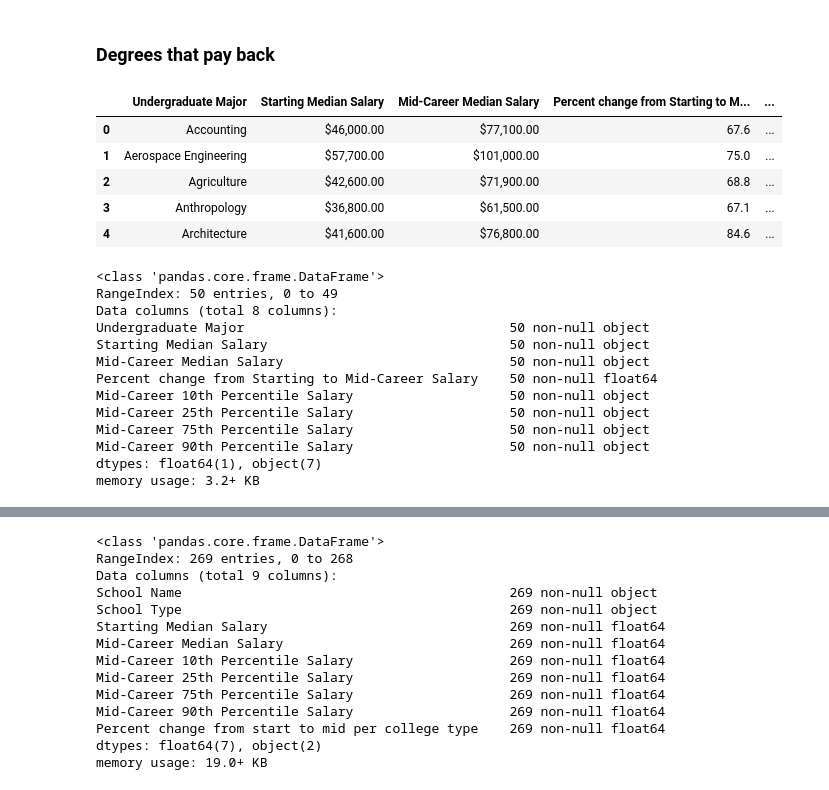
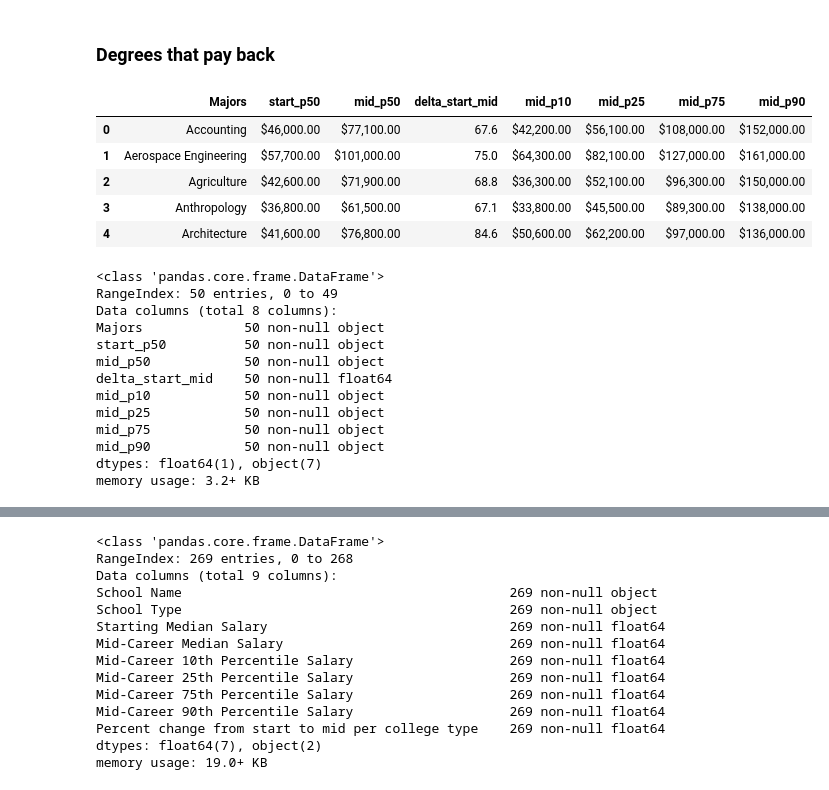
Before and after one commit to LyuboKushev/college-attendance-usa, a Jupyter notebook: Where It Pays to Attend College.ipynb, the cells around one changed output, grey strips where cells are left out. Cells and saved outputs as stored; diff of their text form; code cells hidden in the pictures.

```diff
--- a/Where It Pays to Attend College.ipynb
+++ b/Where It Pays to Attend College.ipynb
@@ -47,28 +45,29 @@ salaries-by-college-type.csv
 ### Degrees that pay back
 # %%
 DEGREES = pd.read_csv("degrees-that-pay-back.csv")
-# %%
-DEGREES.head()
-# %% [output]
-|  | Undergraduate Major | Starting Median Salary | Mid-Career Median Salary | Percent change from Starting to M... | ... |
-| 0 | Accounting | $46,000.00 | $77,100.00 | 67.6 | ... |
-| 1 | Aerospace Engineering | $57,700.00 | $101,000.00 | 75.0 | ... |
-| 2 | Agriculture | $42,600.00 | $71,900.00 | 68.8 | ... |
-| 3 | Anthropology | $36,800.00 | $61,500.00 | 67.1 | ... |
-| 4 | Architecture | $41,600.00 | $76,800.00 | 84.6 | ... |
+# %%
+DEGREES.columns = ['Majors', 'start_p50', 'mid_p50', 'delta_start_mid', 'mid_p10', 'mid_p25', 'mid_p75', 'mid_p90']
+DEGREES.head()
+# %% [output]
+|  | Majors | start_p50 | mid_p50 | delta_start_mid | mid_p10 | mid_p25 | mid_p75 | mid_p90 |
+| 0 | Accounting | $46,000.00 | $77,100.00 | 67.6 | $42,200.00 | $56,100.00 | $108,000.00 | $152,000.00 |
+| 1 | Aerospace Engineering | $57,700.00 | $101,000.00 | 75.0 | $64,300.00 | $82,100.00 | $127,000.00 | $161,000.00 |
+| 2 | Agriculture | $42,600.00 | $71,900.00 | 68.8 | $36,300.00 | $52,100.00 | $96,300.00 | $150,000.00 |
+| 3 | Anthropology | $36,800.00 | $61,500.00 | 67.1 | $33,800.00 | $45,500.00 | $89,300.00 | $138,000.00 |
+| 4 | Architecture | $41,600.00 | $76,800.00 | 84.6 | $50,600.00 | $62,200.00 | $97,000.00 | $136,000.00 |
 # %%
 DEGREES.info()
 # %% [output]
 <class 'pandas.core.frame.DataFrame'>
 RangeIndex: 50 entries, 0 to 49
 Data columns (total 8 columns):
-Undergraduate Major                                  50 non-null object
-Starting Median Salary                               50 non-null object
-Mid-Career Median Salary                             50 non-null object
-Percent change from Starting to Mid-Career Salary    50 non-null float64
-Mid-Career 10th Percentile Salary                    50 non-null object
-Mid-Career 25th Percentile Salary                    50 non-null object
-Mid-Career 75th Percentile Salary                    50 non-null object
-Mid-Career 90th Percentile Salary                    50 non-null object
+Majors             50 non-null object
+start_p50          50 non-null object
+mid_p50            50 non-null object
+delta_start_mid    50 non-null float64
+mid_p10            50 non-null object
+mid_p25            50 non-null object
+mid_p75            50 non-null object
+mid_p90            50 non-null object
 dtypes: float64(1), object(7)
 memory usage: 3.2+ KB
```
Also changed, not shown: parts of 15 cells of this notebook.
